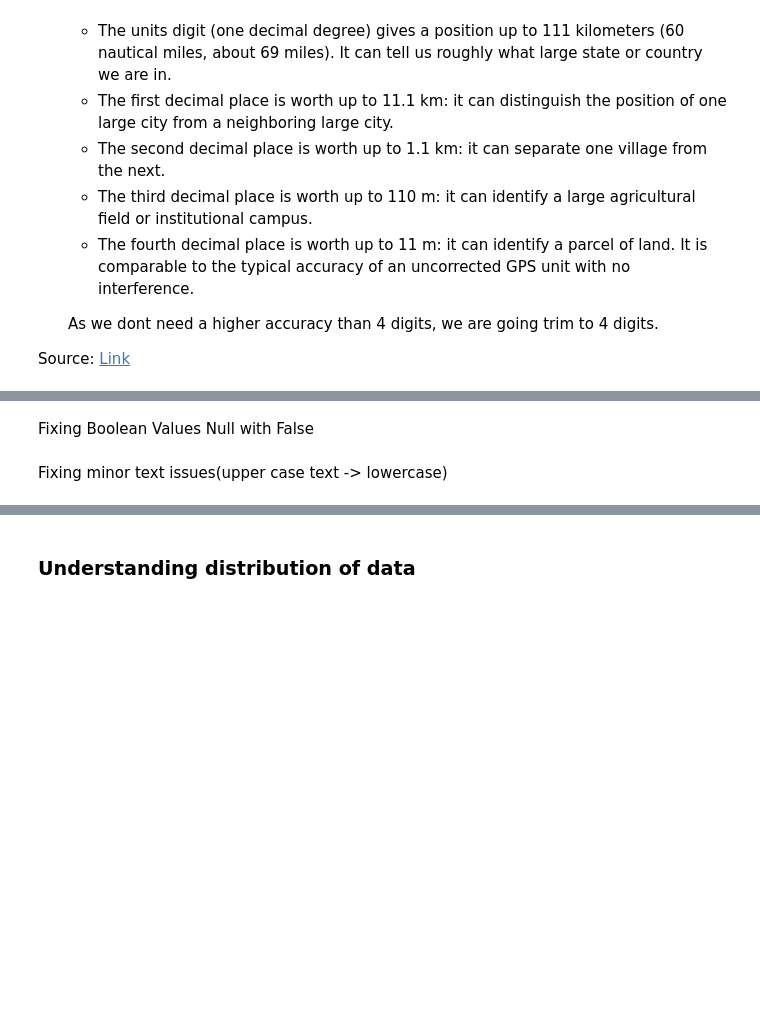
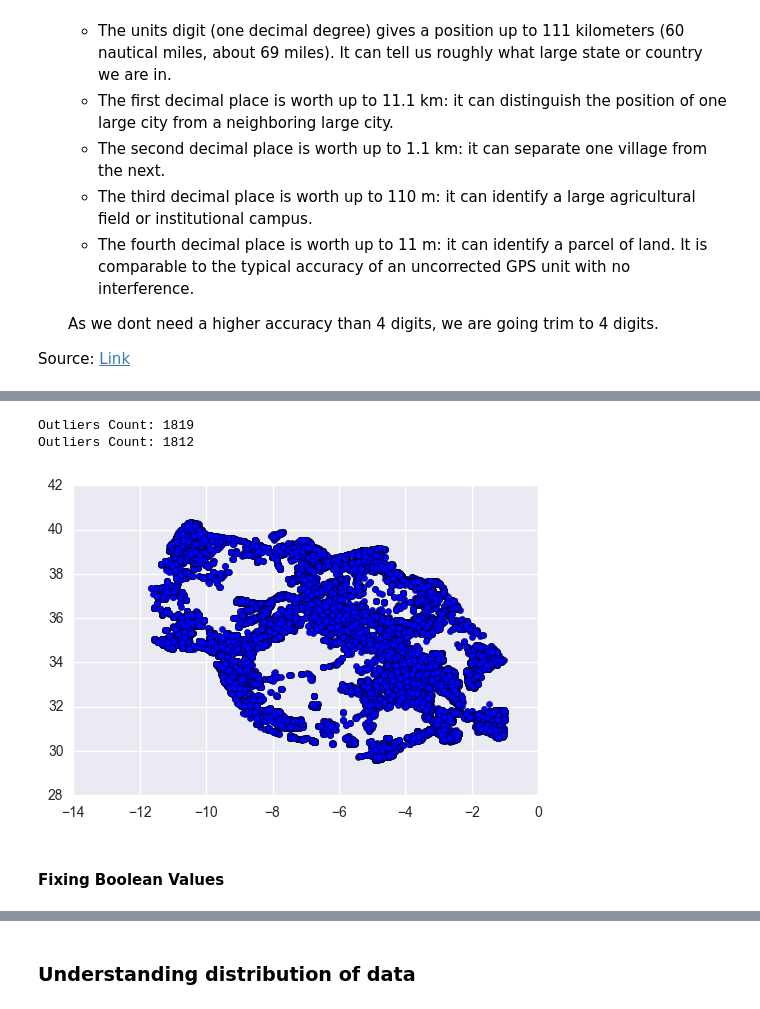
Before and after one commit to msampathkumar/datadriven, a Jupyter notebook: pumpit.ipynb, the cells around one changed output, grey strips where cells are left out. Cells and saved outputs as stored; diff of their text form; code cells hidden in the pictures; blank space fills up the shorter version.

```diff
--- a/pumpit.ipynb
+++ b/pumpit.ipynb
@@ -272,0 +255,6 @@ Source: [Link](http://gis.stackexchange.com/questions/8650/measuring-accuracy-of
+# %%
+print 'Outliers Count:', len(RAW_X[u'latitude'][RAW_X[u'latitude'] >= -1.0])
+print 'Outliers Count:', len(RAW_X[u'longitude'][RAW_X[u'longitude'] <= 1.0])
+# %% [output]
+Outliers Count: 1819
+Outliers Count: 1812
@@ -273 +267,5 @@ Source: [Link](http://gis.stackexchange.com/questions/8650/measuring-accuracy-of
+# %%
+_ = plt.scatter(RAW_X[u'latitude'], RAW_X[u'longitude'])
+# %% [output]
+[figure, added]
 # %%
@@ -277,10 +272,8 @@ RAW_X.date_recorded = RAW_X.date_recorded.apply( lambda x : int(x.replace('-', '
 # reducing geo location precision to 11 meters
 RAW_X.longitude = RAW_X.longitude// 0.0001
 RAW_X.latitude = RAW_X.latitude// 0.0001
-# %% [markdown]
-Fixing Boolean Values Null with False
+# %% [markdown]
+#### Fixing Boolean Values
 # %%
 RAW_X.public_meeting = RAW_X.public_meeting == True
 RAW_X.permit = RAW_X.permit == True
-# %% [markdown]
-Fixing minor text issues(upper case text -> lowercase)
```
Also changed, not shown: parts of 75 cells of this notebook.
